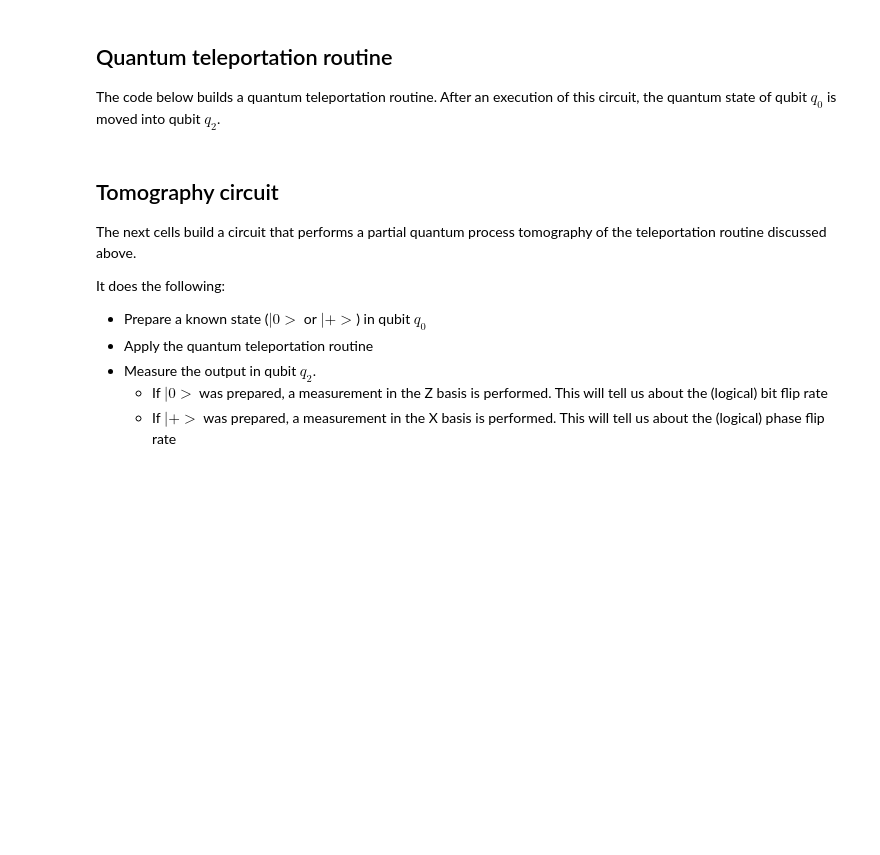
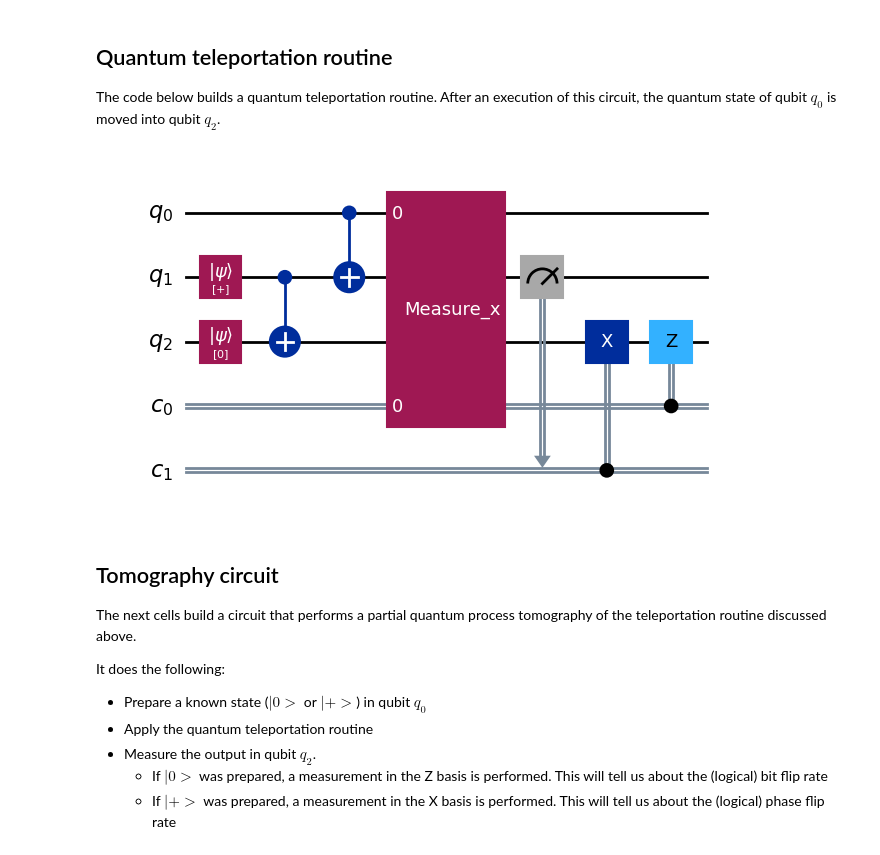
Before and after one commit to Alice-Bob-SW/felis, a Jupyter notebook: samples/2_algorithms/3 - Tomography of quantum teleportation on logical qubits.ipynb, the cells around one changed output. Cells and saved outputs as stored; diff of their text form; code cells hidden in the pictures; blank space fills up the shorter version.

```diff
--- a/samples/2_algorithms/3 - Tomography of quantum teleportation on logical qubits.ipynb
+++ b/samples/2_algorithms/3 - Tomography of quantum teleportation on logical qubits.ipynb
@@ -36,7 +38,9 @@ def build_teleportation_routine() -> QuantumCircuit:
     teleportation.z(2).c_if(0, 1)
     return teleportation
 # %%
-build_teleportation_routine().draw('mpl')
+build_teleportation_routine().draw('mpl', cregbundle=False)
+# %% [output]
+[figure, added]
 # %% [markdown]
 ## Tomography circuit
 
```
Also changed, not shown: parts of 7 cells of this notebook, 6 other files.
